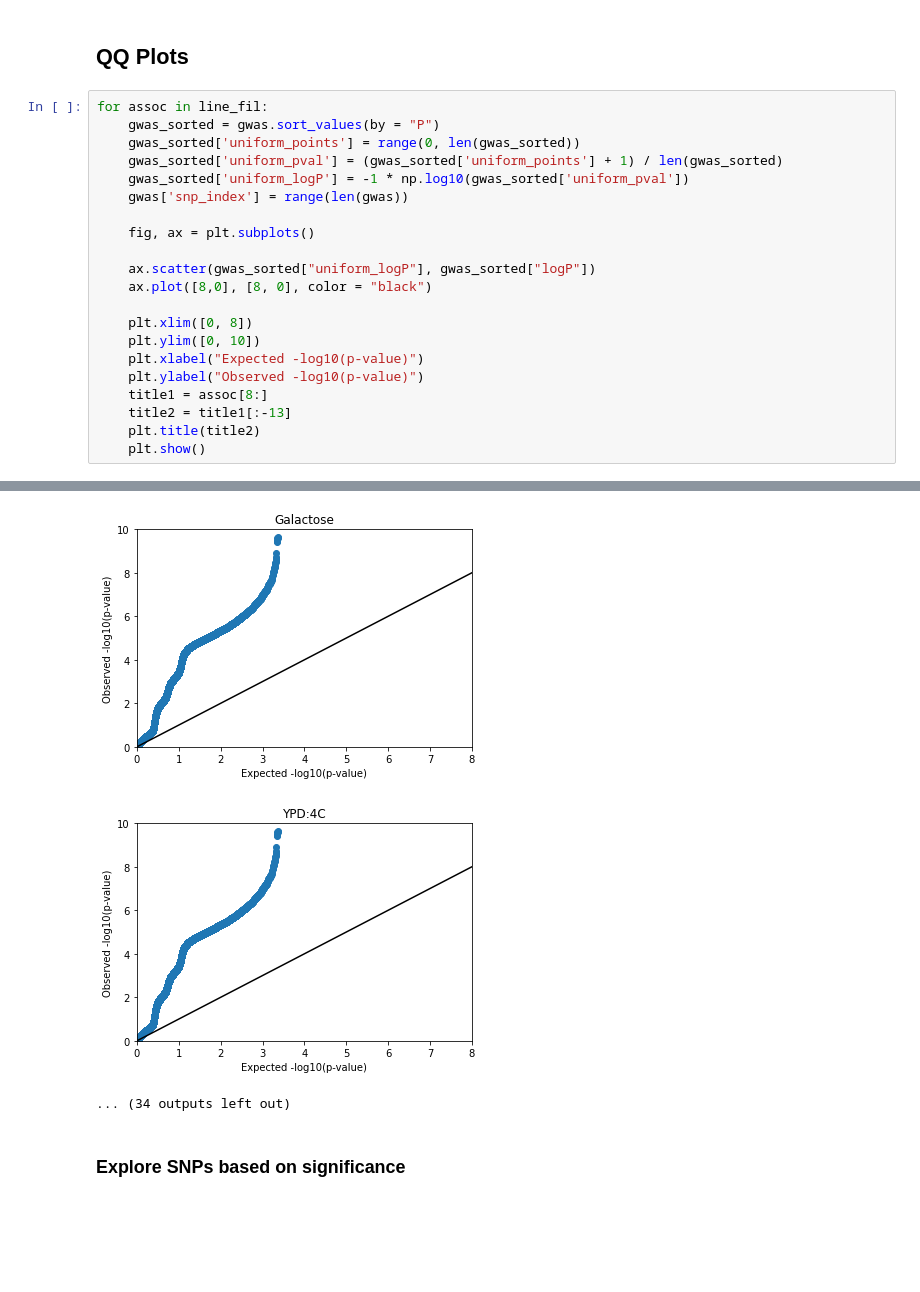
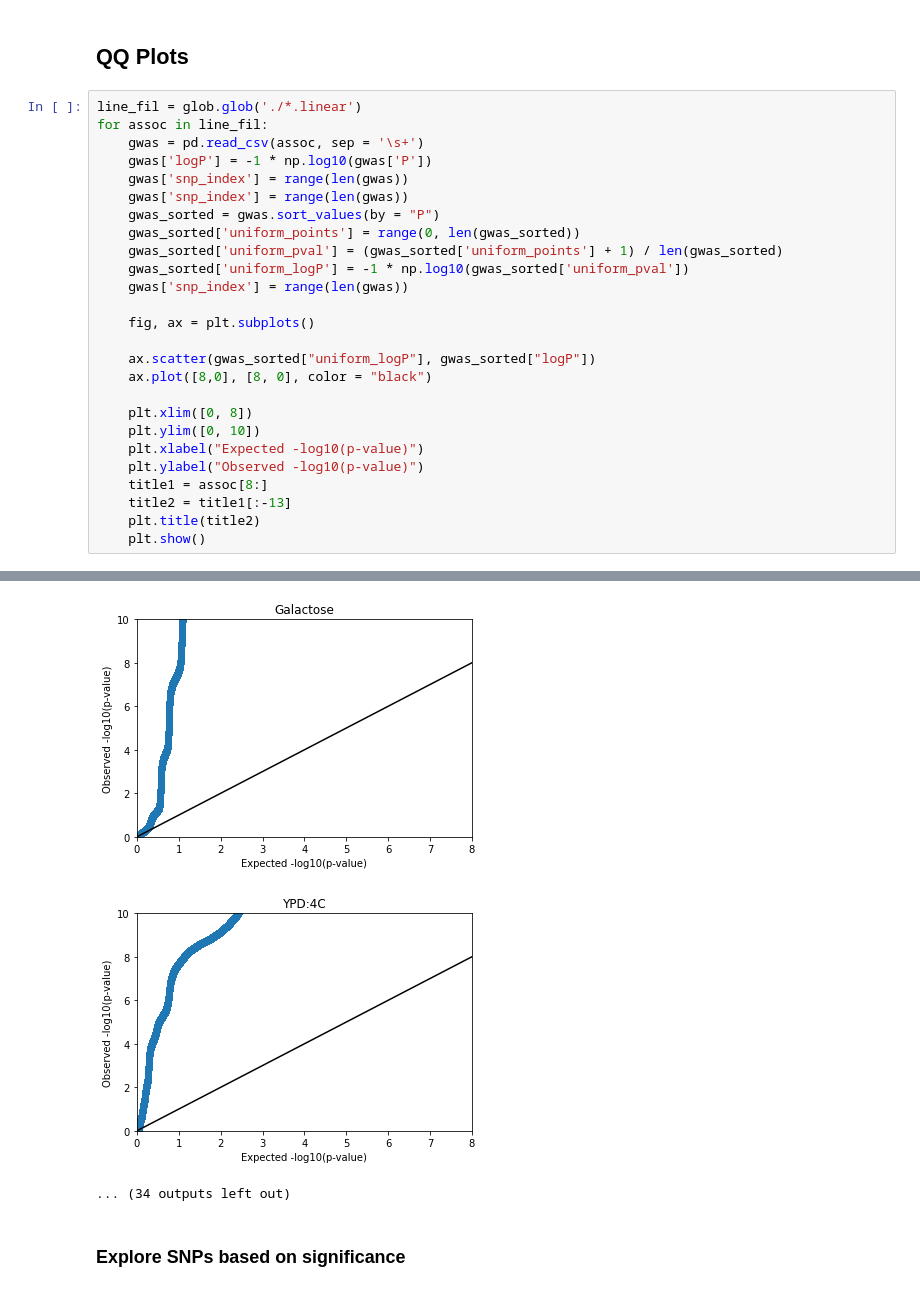
Before and after one commit to GiannaTricola/qbb2020-answers, a Jupyter notebook: QuantLab3/QuantLab3 - HW.ipynb, the cells around one changed output, grey strips where cells are left out. Saved outputs shown, nothing was run; the diff lists cells and outputs as text; blank space fills up the shorter version.

```diff
--- a/QuantLab3/QuantLab3 - HW.ipynb
+++ b/QuantLab3/QuantLab3 - HW.ipynb
@@ -232,7 +232,12 @@ for assoc in line_fil:
 # %% [markdown]
 ## QQ Plots
 # %%
+line_fil = glob.glob('./*.linear')
 for assoc in line_fil:
+    gwas = pd.read_csv(assoc, sep = '\s+')
+    gwas['logP'] = -1 * np.log10(gwas['P'])
+    gwas['snp_index'] = range(len(gwas))
+    gwas['snp_index'] = range(len(gwas))
     gwas_sorted = gwas.sort_values(by = "P")
     gwas_sorted['uniform_points'] = range(0, len(gwas_sorted))
     gwas_sorted['uniform_pval'] = (gwas_sorted['uniform_points'] + 1) / len(gwas_sorted)
@@ -266,5 +271,5 @@ for assoc in line_fil:
-[figure, old version]
+[figure, new version]
-[figure, old version]
+[figure, new version]
 ... (34 outputs left out)
 # %% [markdown]
 ### Explore SNPs based on significance
```
Also changed, not shown: parts of 1 cell of this notebook.
